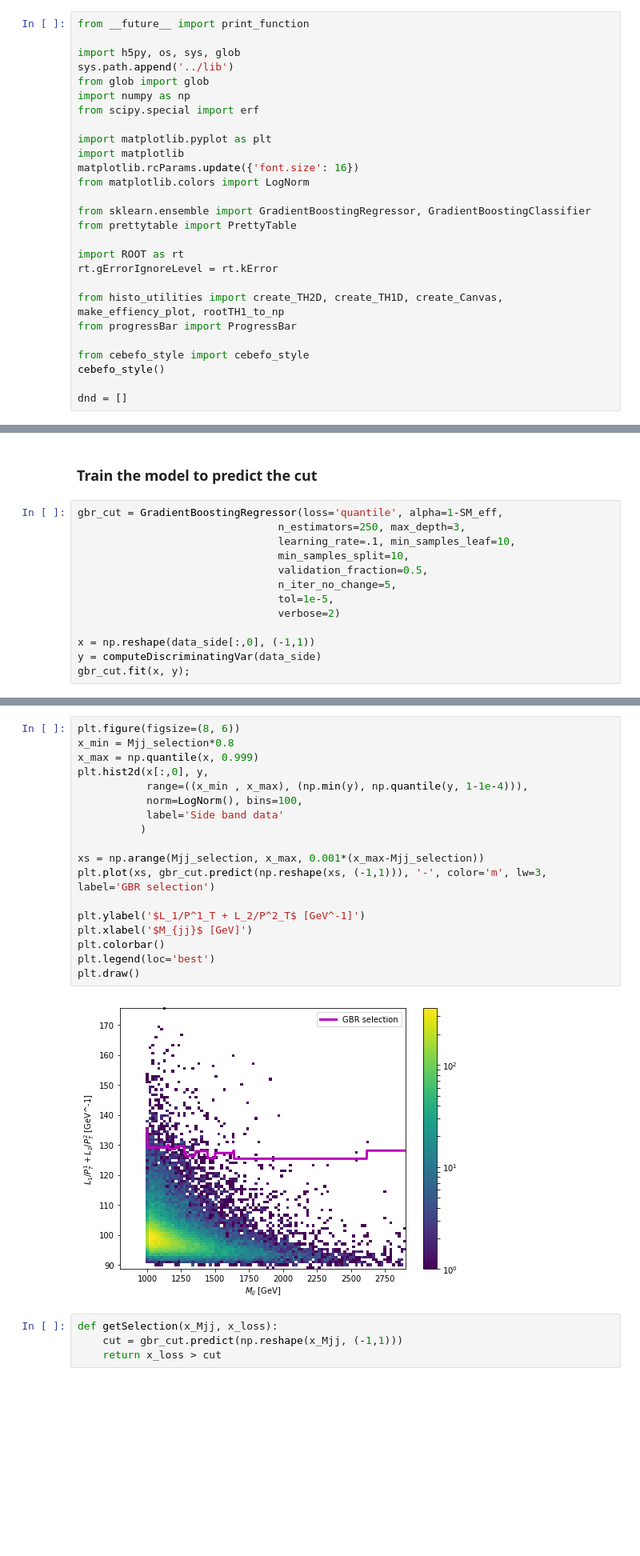
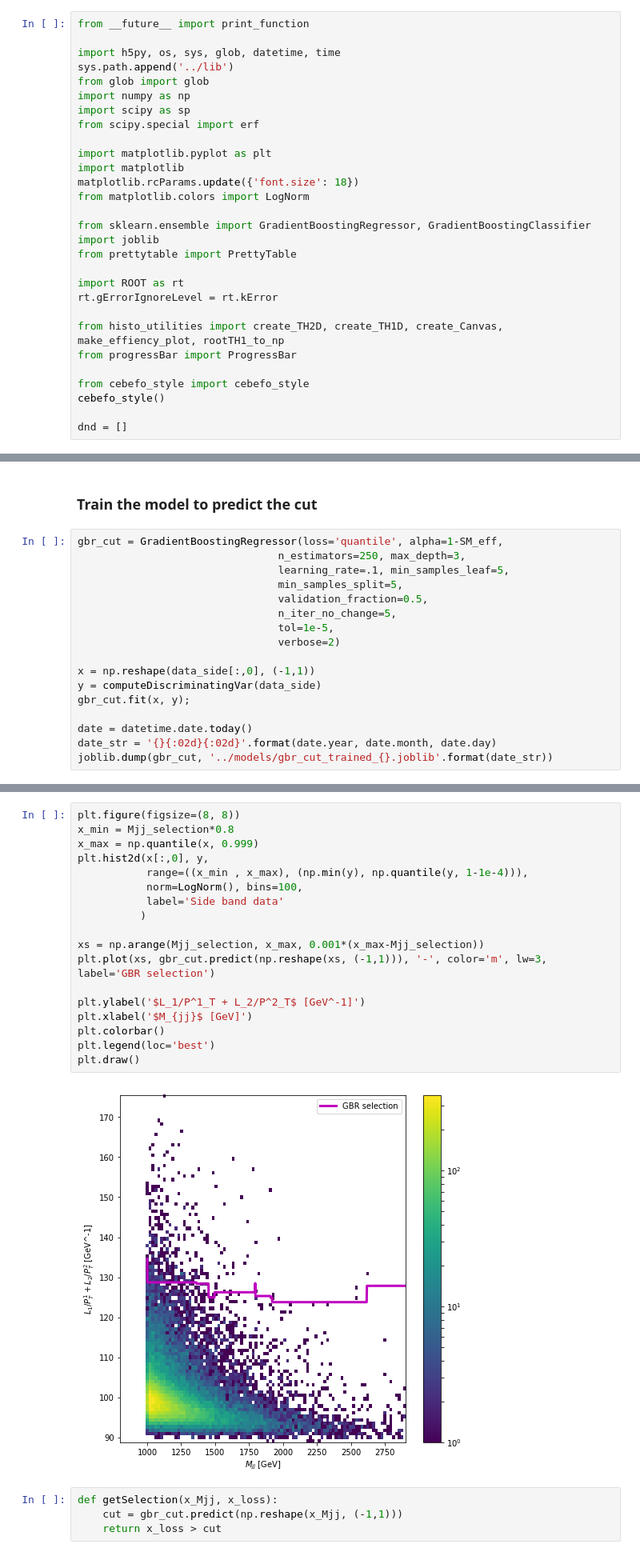
Before and after one commit to thaarres/JetAnomaly_CHEP19, a Jupyter notebook: jupyter/ModelIndepoAnomalyDetection.ipynb, the cells around one changed output, grey strips where cells are left out. Shown at 80% size. Cells and saved outputs as stored; diff of their text form; blank space fills up the shorter version.

Commit message:
Condorized Model independet analysis

```diff
--- a/jupyter/ModelIndepoAnomalyDetection.ipynb
+++ b/jupyter/ModelIndepoAnomalyDetection.ipynb
@@ -18,18 +18,20 @@ def computeDiscriminatingVar(x):
 # %%
 from __future__ import print_function
 
-import h5py, os, sys, glob
+import h5py, os, sys, glob, datetime, time
 sys.path.append('../lib')
 from glob import glob
 import numpy as np
+import scipy as sp
 from scipy.special import erf
 
 import matplotlib.pyplot as plt
 import matplotlib
-matplotlib.rcParams.update({'font.size': 16})
+matplotlib.rcParams.update({'font.size': 18})
 from matplotlib.colors import LogNorm
 
 from sklearn.ensemble import GradientBoostingRegressor, GradientBoostingClassifier
+import joblib
 from prettytable import PrettyTable
 
 import ROOT as rt
@@ -73,8 +75,8 @@ c.Draw()
 # %%
 gbr_cut = GradientBoostingRegressor(loss='quantile', alpha=1-SM_eff,
                                 n_estimators=250, max_depth=3,
-                                learning_rate=.1, min_samples_leaf=10,
-                                min_samples_split=10,
+                                learning_rate=.1, min_samples_leaf=5,
+                                min_samples_split=5,
                                 validation_fraction=0.5,
                                 n_iter_no_change=5,
                                 tol=1e-5,
@@ -83,5 +85,9 @@ gbr_cut = GradientBoostingRegressor(loss='quantile', alpha=1-SM_eff,
 x = np.reshape(data_side[:,0], (-1,1))
 y = computeDiscriminatingVar(data_side)
 gbr_cut.fit(x, y);
+
+date = datetime.date.today()
+date_str = '{}{:02d}{:02d}'.format(date.year, date.month, date.day)
+joblib.dump(gbr_cut, '../models/gbr_cut_trained_{}.joblib'.format(date_str))
 # %% [output]
       Iter       Train Loss   Remaining Time
@@ -101,23 +106,23 @@ gbr_cut.fit(x, y);
 # %%
-plt.figure(figsize=(8, 6))
+plt.figure(figsize=(8, 8))
 x_min = Mjj_selection*0.8
 x_max = np.quantile(x, 0.999)
 plt.hist2d(x[:,0], y,
            range=((x_min , x_max), (np.min(y), np.quantile(y, 1-1e-4))),
            norm=LogNorm(), bins=100,
            label='Side band data'
           )
 
 xs = np.arange(Mjj_selection, x_max, 0.001*(x_max-Mjj_selection))
 plt.plot(xs, gbr_cut.predict(np.reshape(xs, (-1,1))), '-', color='m', lw=3, label='GBR selection')
 
 plt.ylabel('$L_1/P^1_T + L_2/P^2_T$ [GeV^-1]')
 plt.xlabel('$M_{jj}$ [GeV]')
 plt.colorbar()
 plt.legend(loc='best')
 plt.draw()
 # %% [output]
-[figure, old version]
+[figure, new version]
 # %%
 def getSelection(x_Mjj, x_loss):
     cut = gbr_cut.predict(np.reshape(x_Mjj, (-1,1)))
```
Also changed, not shown: parts of 10 cells of this notebook, 11 other files.
